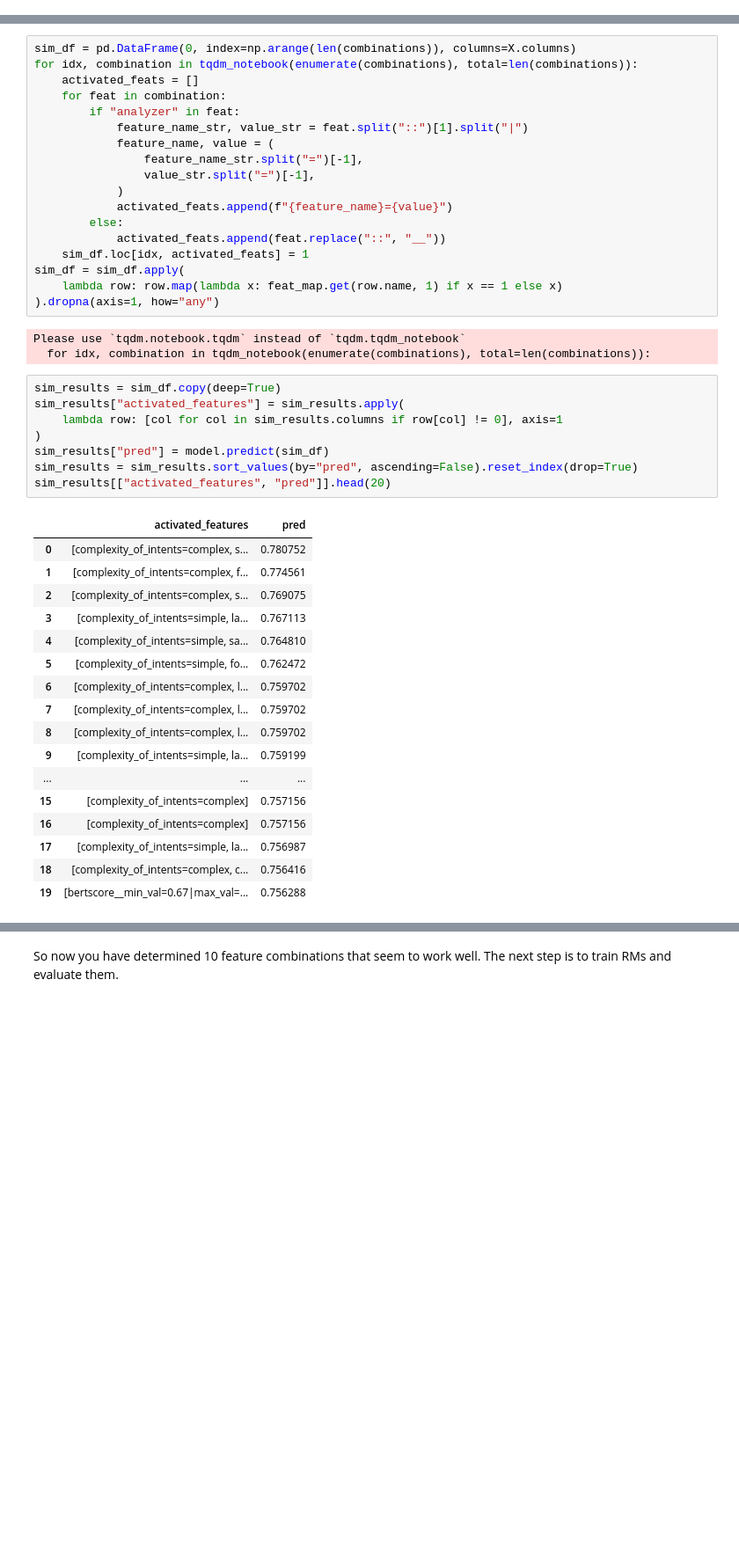
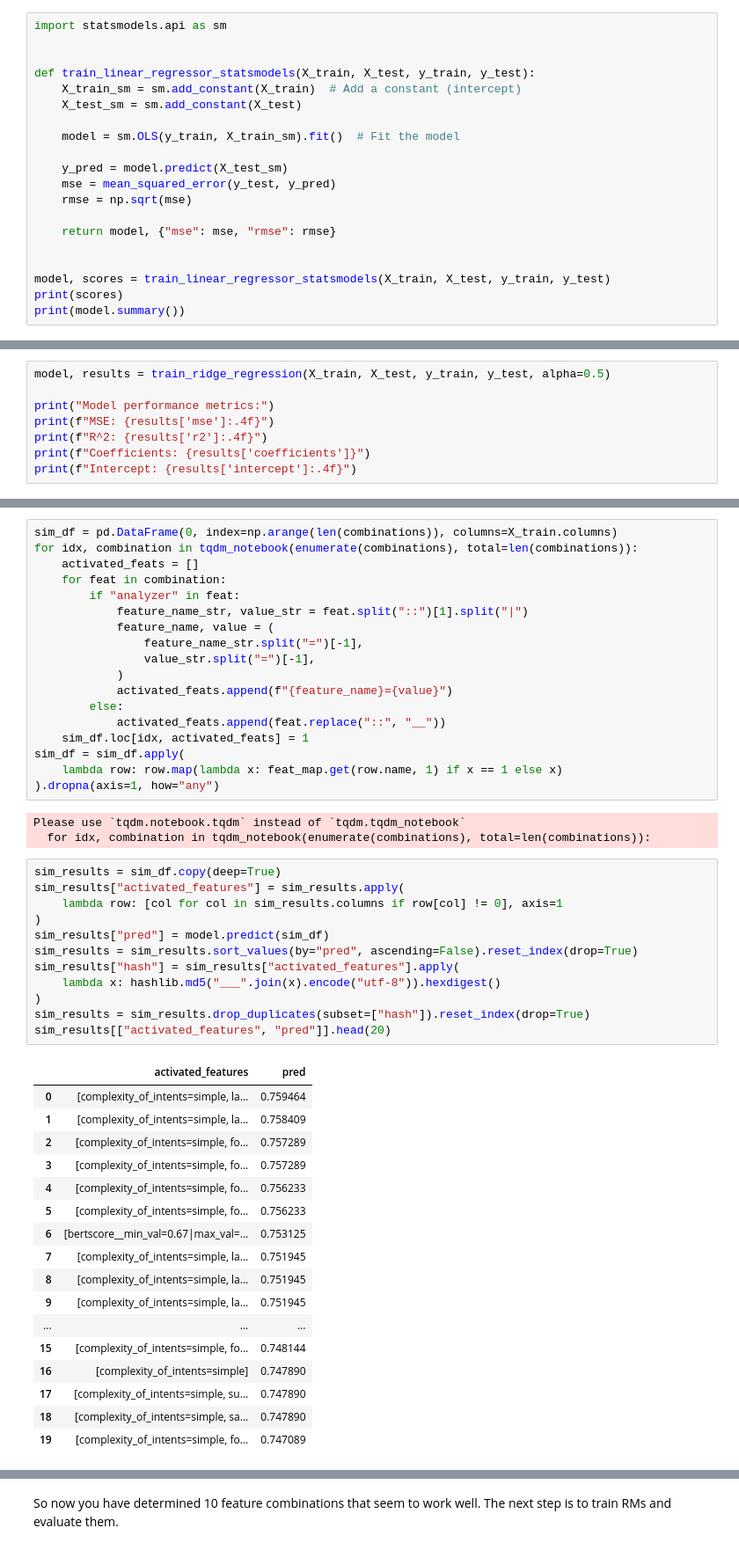
Before and after one commit to allenai/hybrid-preferences, a Jupyter notebook: notebooks/2024-08-30-classifier/2024-08-30-classifier.ipynb, the cells around one changed output, grey strips where cells are left out. Shown at 88% size. Saved outputs shown, nothing was run; the diff lists cells and outputs as text; blank space fills up the shorter version.

Commit message:
Add simulation results (#16)

```diff
--- a/notebooks/2024-08-30-classifier/2024-08-30-classifier.ipynb
+++ b/notebooks/2024-08-30-classifier/2024-08-30-classifier.ipynb
@@ -256,0 +425,20 @@ else:
+# %%
+import statsmodels.api as sm
+
+
+def train_linear_regressor_statsmodels(X_train, X_test, y_train, y_test):
+    X_train_sm = sm.add_constant(X_train)  # Add a constant (intercept)
+    X_test_sm = sm.add_constant(X_test)
+
+    model = sm.OLS(y_train, X_train_sm).fit()  # Fit the model
+
+    y_pred = model.predict(X_test_sm)
+    mse = mean_squared_error(y_test, y_pred)
+    rmse = np.sqrt(mse)
+
+    return model, {"mse": mse, "rmse": rmse}
+
+
+model, scores = train_linear_regressor_statsmodels(X_train, X_test, y_train, y_test)
+print(scores)
+print(model.summary())
@@ -256,0 +567,8 @@ else:
+# %%
+model, results = train_ridge_regression(X_train, X_test, y_train, y_test, alpha=0.5)
+
+print("Model performance metrics:")
+print(f"MSE: {results['mse']:.4f}")
+print(f"R^2: {results['r2']:.4f}")
+print(f"Coefficients: {results['coefficients']}")
+print(f"Intercept: {results['intercept']:.4f}")
@@ -267,5 +601,5 @@ _, combinations = sample_feature_combinations(
 # %%
-sim_df = pd.DataFrame(0, index=np.arange(len(combinations)), columns=X.columns)
+sim_df = pd.DataFrame(0, index=np.arange(len(combinations)), columns=X_train.columns)
 for idx, combination in tqdm_notebook(enumerate(combinations), total=len(combinations)):
     activated_feats = []
     for feat in combination:
@@ -288,26 +622,30 @@ Please use `tqdm.notebook.tqdm` instead of `tqdm.tqdm_notebook`
 # %%
 sim_results = sim_df.copy(deep=True)
 sim_results["activated_features"] = sim_results.apply(
     lambda row: [col for col in sim_results.columns if row[col] != 0], axis=1
 )
 sim_results["pred"] = model.predict(sim_df)
 sim_results = sim_results.sort_values(by="pred", ascending=False).reset_index(drop=True)
+sim_results["hash"] = sim_results["activated_features"].apply(
+    lambda x: hashlib.md5("___".join(x).encode("utf-8")).hexdigest()
+)
+sim_results = sim_results.drop_duplicates(subset=["hash"]).reset_index(drop=True)
 sim_results[["activated_features", "pred"]].head(20)
 # %% [output]
 |  | activated_features | pred |
-| 0 | [complexity_of_intents=complex, s... | 0.780752 |
-| 1 | [complexity_of_intents=complex, f... | 0.774561 |
-| 2 | [complexity_of_intents=complex, s... | 0.769075 |
-| 3 | [complexity_of_intents=simple, la... | 0.767113 |
-| 4 | [complexity_of_intents=simple, sa... | 0.764810 |
-| 5 | [complexity_of_intents=simple, fo... | 0.762472 |
-| 6 | [complexity_of_intents=complex, l... | 0.759702 |
-| 7 | [complexity_of_intents=complex, l... | 0.759702 |
-| 8 | [complexity_of_intents=complex, l... | 0.759702 |
-| 9 | [complexity_of_intents=simple, la... | 0.759199 |
+| 0 | [complexity_of_intents=simple, la... | 0.759464 |
+| 1 | [complexity_of_intents=simple, la... | 0.758409 |
+| 2 | [complexity_of_intents=simple, fo... | 0.757289 |
+| 3 | [complexity_of_intents=simple, fo... | 0.757289 |
+| 4 | [complexity_of_intents=simple, fo... | 0.756233 |
+| 5 | [complexity_of_intents=simple, fo... | 0.756233 |
+| 6 | [bertscore__min_val=0.67|max_val=... | 0.753125 |
+| 7 | [complexity_of_intents=simple, la... | 0.751945 |
+| 8 | [complexity_of_intents=simple, la... | 0.751945 |
+| 9 | [complexity_of_intents=simple, la... | 0.751945 |
 | ... | ... | ... |
-| 15 | [complexity_of_intents=complex] | 0.757156 |
-| 16 | [complexity_of_intents=complex] | 0.757156 |
-| 17 | [complexity_of_intents=simple, la... | 0.756987 |
-| 18 | [complexity_of_intents=complex, c... | 0.756416 |
-| 19 | [bertscore__min_val=0.67|max_val=... | 0.756288 |
+| 15 | [complexity_of_intents=simple, fo... | 0.748144 |
+| 16 | [complexity_of_intents=simple] | 0.747890 |
+| 17 | [complexity_of_intents=simple, su... | 0.747890 |
+| 18 | [complexity_of_intents=simple, sa... | 0.747890 |
+| 19 | [complexity_of_intents=simple, fo... | 0.747089 |
```
Also changed, not shown: parts of 55 cells of this notebook, 10 other files.
